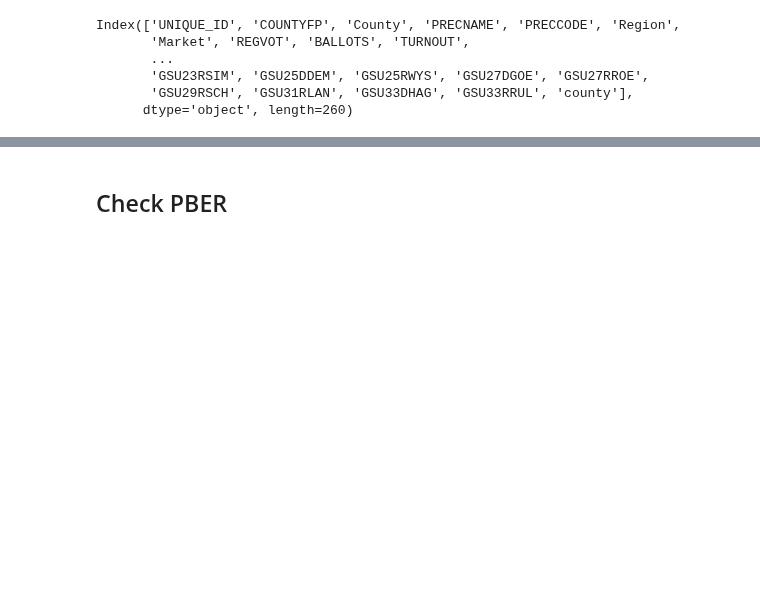
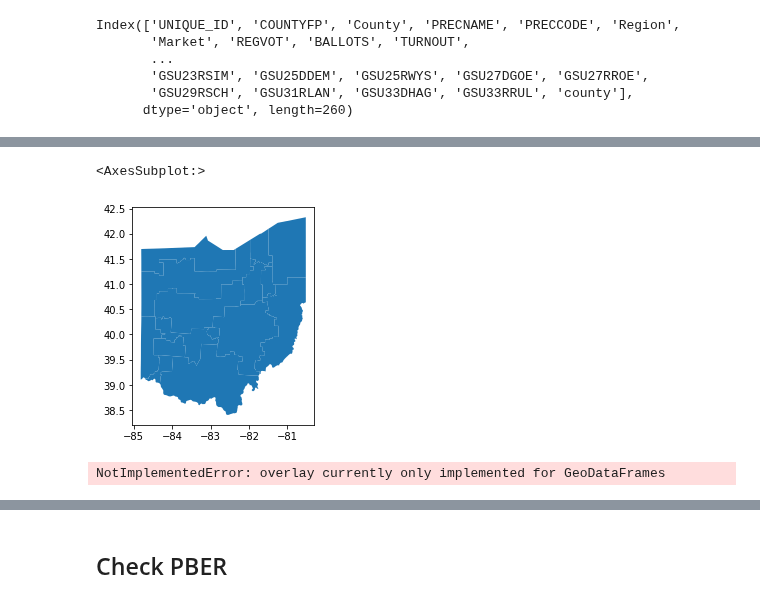
Before and after one commit to nonpartisan-redistricting-datahub/pber_collection, a Jupyter notebook: OH/2022/oh_boundaries_prec_matching.ipynb, the cells around one changed output, grey strips where cells are left out. Saved outputs shown, nothing was run; the diff lists cells and outputs as text; code cells hidden in the pictures; blank space fills up the shorter version.

```diff
--- a/OH/2022/oh_boundaries_prec_matching.ipynb
+++ b/OH/2022/oh_boundaries_prec_matching.ipynb
@@ -987,0 +1032,12 @@ merge
+# %%
+cong_shp.plot()
+# %% [output]
+<AxesSubplot:>
+[figure, added]
+# %%
+#print(list(merge.columns))
+
+
+gp.overlay(merge[~merge["geometry"].isna()], cong_shp, how ="symmetric_difference" )
+# %% [output]
+NotImplementedError: overlay currently only implemented for GeoDataFrames
```
Also changed, not shown: parts of 27 cells of this notebook.
